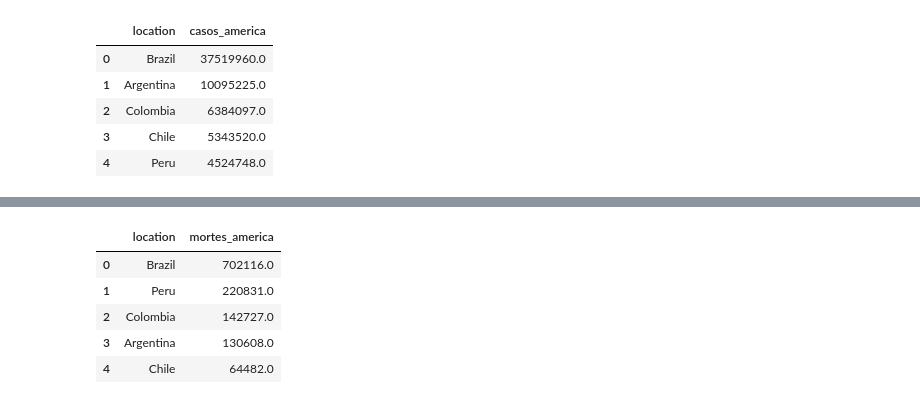
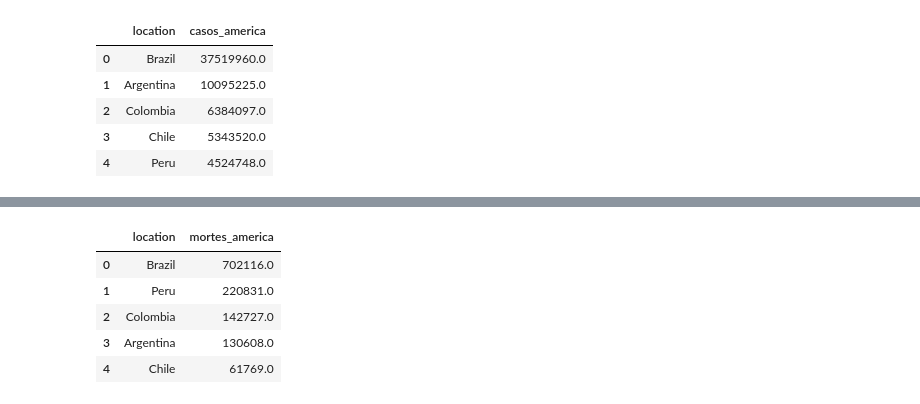
Before and after one commit to Fagundes55/Covid_Mundial, a Jupyter notebook: COVID_mundial.ipynb, the cells around one changed output, grey strips where cells are left out. Cells and saved outputs as stored; diff of their text form; code cells hidden in the pictures.

```diff
--- a/COVID_mundial.ipynb
+++ b/COVID_mundial.ipynb
@@ -387,0 +329,3 @@ fig_7.show()
+# %%
+covid_america_sul_atual = covid_america_sul[covid_america_sul['date']=='2024-03-17']
+covid_america_sul_atual
@@ -388,5 +349,5 @@ fig_7.show()
 # %%
-covid_america_sul = covid_america_sul.query('location=="Brazil" or location=="Argentina" or location=="Colombia" or location=="Chile" or location=="Peru"')
-covid_america_sul
+covid_america_sul_atual = covid_america_sul_atual.query('location=="Brazil" or location=="Argentina" or location=="Colombia" or location=="Chile" or location=="Peru"')
+covid_america_sul_atual
 # %% [output]
 |  | iso_code | continent | location | date | total_cases | new_cases | new_cases_smoothed | total_deaths | ... |
@@ -427,12 +380,12 @@ fig_6.show()
 # %%
-y = covid_america_sul.groupby(by='location').agg(mortes_america=('total_deaths', max))
-y.sort_values('mortes_america', ascending=False, inplace=True)
-y.reset_index(inplace=True)
-y
+mortes_america = covid_america_sul_atual.groupby(by='location').agg(mortes_america=('total_deaths', max))
+mortes_america.sort_values('mortes_america', ascending=False, inplace=True)
+mortes_america.reset_index(inplace=True)
+mortes_america
 # %% [output]
 |  | location | mortes_america |
 | 0 | Brazil | 702116.0 |
 | 1 | Peru | 220831.0 |
 | 2 | Colombia | 142727.0 |
 | 3 | Argentina | 130608.0 |
-| 4 | Chile | 64482.0 |
+| 4 | Chile | 61769.0 |
```
Also changed, not shown: parts of 35 cells of this notebook.
